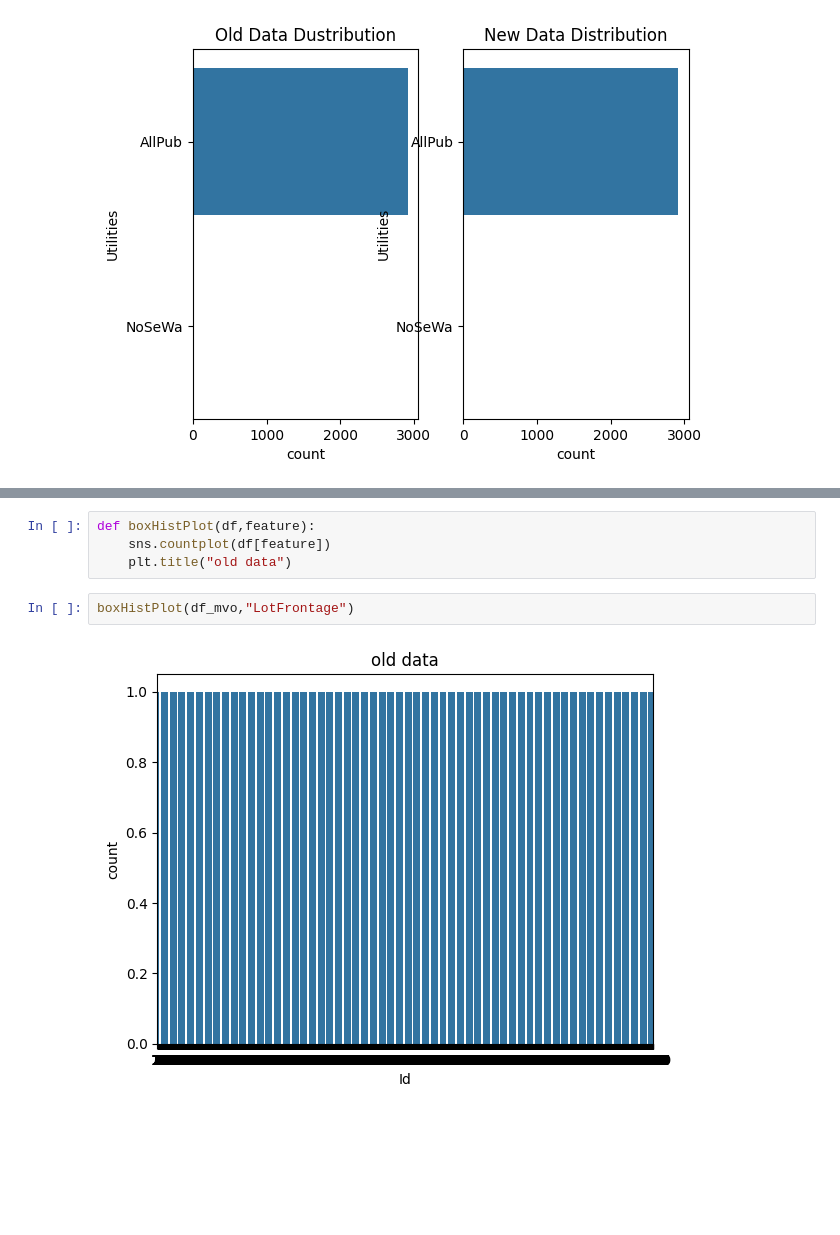
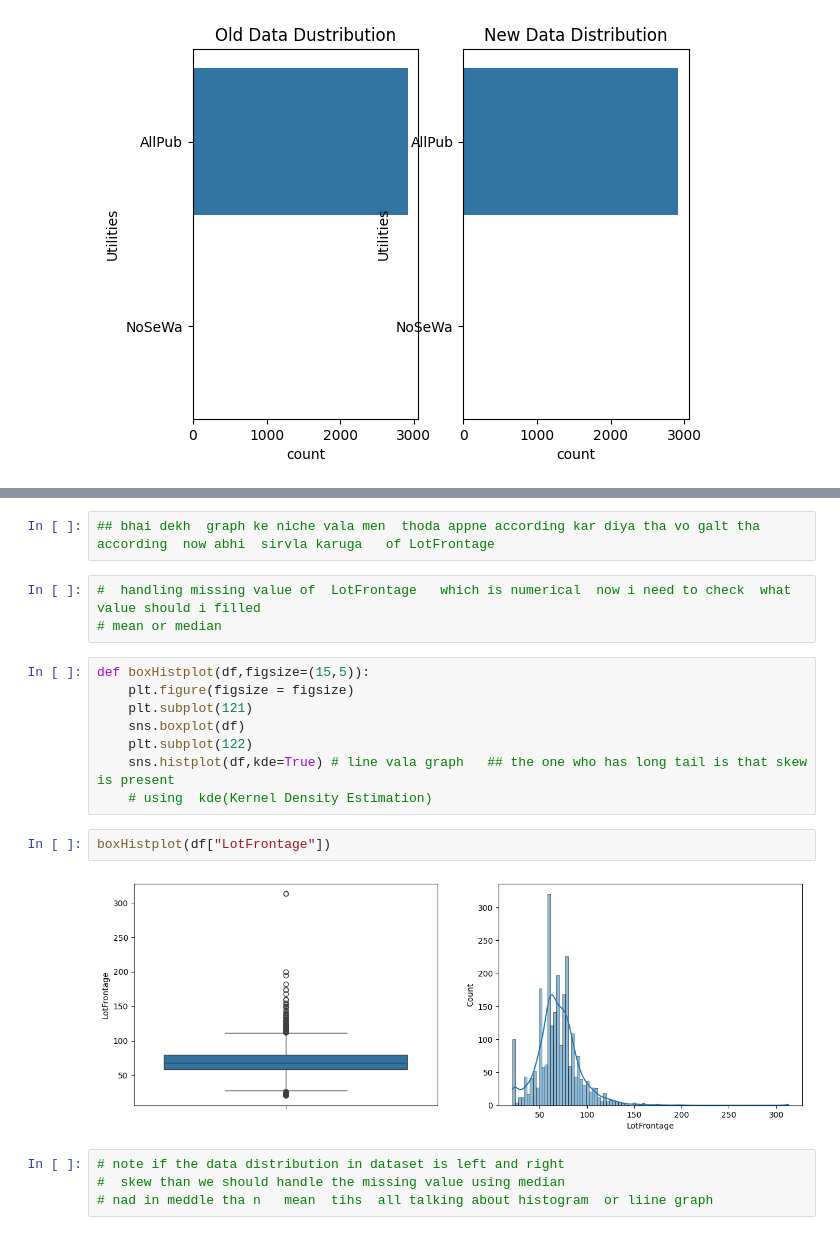
Before and after one commit to rathorebharat937/House_Price_Prediction_Regression_Project, a Jupyter notebook: house_price_prediction_01.ipynb, the cells around one changed output, grey strips where cells are left out. Cells and saved outputs as stored; diff of their text form; blank space fills up the shorter version.

```diff
--- a/house_price_prediction_01.ipynb
+++ b/house_price_prediction_01.ipynb
@@ -543,8 +540,21 @@ oldNewCountPlot(df,df_mvi,"LotFrontage")
 # %%
-def boxHistPlot(df,feature):
-    sns.countplot(df[feature])
-    plt.title("old data")
+## bhai dekh  graph ke niche vala men  thoda appne according kar diya tha vo galt tha according  now abhi  sirvla karuga   of LotFrontage
 # %%
-boxHistPlot(df_mvo,"LotFrontage")
+#  handling missing value of  LotFrontage   which is numerical  now i need to check  what value should i filled
+# mean or median
-# %% [output]
-[figure, removed]
+# %%
+def boxHistplot(df,figsize=(15,5)):
+    plt.figure(figsize = figsize)
+    plt.subplot(121)
+    sns.boxplot(df)
+    plt.subplot(122)
+    sns.histplot(df,kde=True) # line vala graph   ## the one who has long tail is that skew is present
+    # using  kde(Kernel Density Estimation)
+# %%
+boxHistplot(df["LotFrontage"])
+# %% [output]
+[figure, added]
+# %%
+# note if the data distribution in dataset is left and right
+#  skew than we should handle the missing value using median
+# nad in meddle tha n   mean  tihs  all talking about histogram  or liine graph
```
Also changed, not shown: parts of 10 cells of this notebook.
